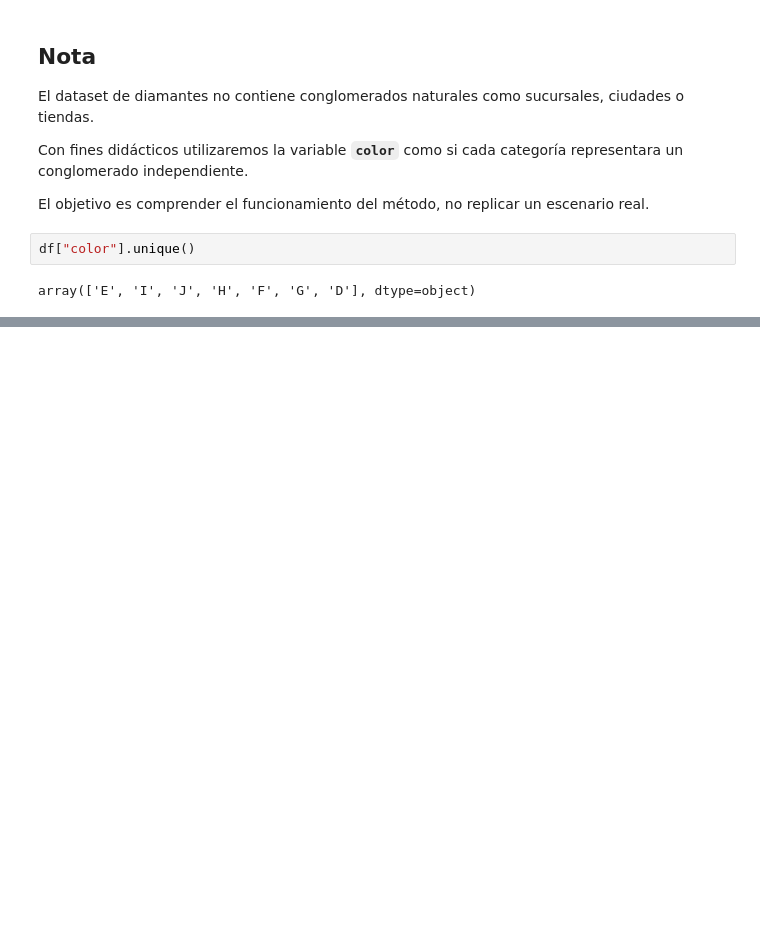
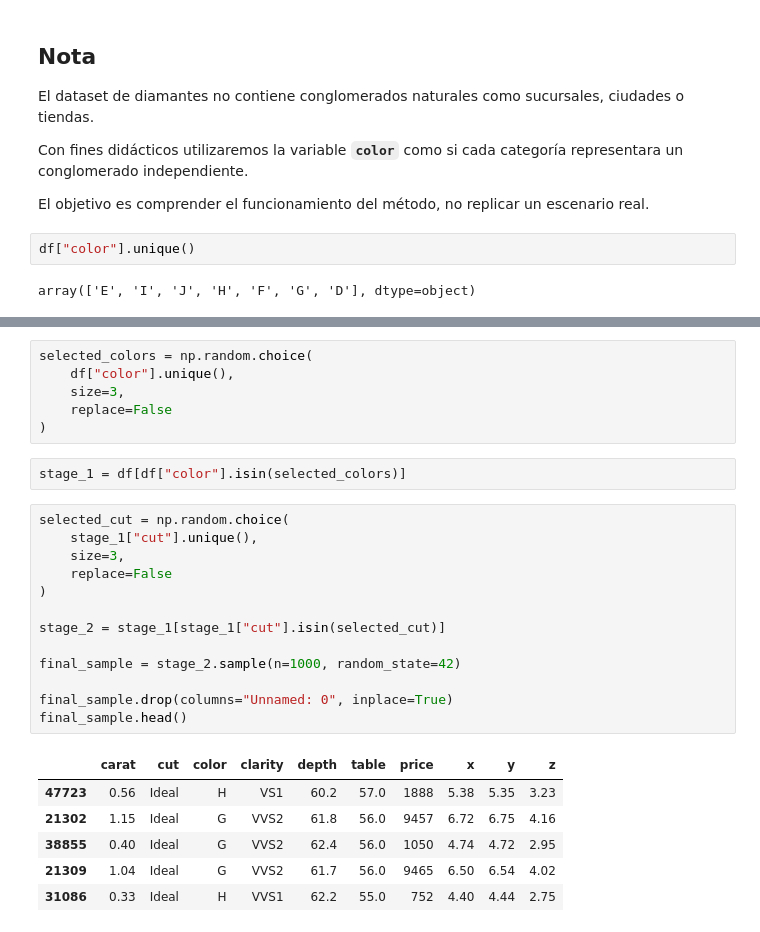
Before and after one commit to Isinstance2/statisticsII-dataengineering, a Jupyter notebook: notebooks/UNIT01_Sampling/U1R3_muestreo_probabilistico.ipynb, the cells around one changed output, grey strips where cells are left out. Drawn from its saved outputs; the diff is of its cells as text; blank space fills up the shorter version.

```diff
--- a/notebooks/UNIT01_Sampling/U1R3_muestreo_probabilistico.ipynb
+++ b/notebooks/UNIT01_Sampling/U1R3_muestreo_probabilistico.ipynb
@@ -348,0 +411,28 @@ cluster_sample
+# %%
+selected_colors = np.random.choice(
+    df["color"].unique(),
+    size=3,
+    replace=False
+)
+# %%
+stage_1 = df[df["color"].isin(selected_colors)]
+# %%
+selected_cut = np.random.choice(
+    stage_1["cut"].unique(),
+    size=3,
+    replace=False
+)
+
+stage_2 = stage_1[stage_1["cut"].isin(selected_cut)]
+
+final_sample = stage_2.sample(n=1000, random_state=42)
+
+final_sample.drop(columns="Unnamed: 0", inplace=True)
+final_sample.head()
+# %% [output]
+|  | carat | cut | color | clarity | depth | table | price | x | y | z |
+| 47723 | 0.56 | Ideal | H | VS1 | 60.2 | 57.0 | 1888 | 5.38 | 5.35 | 3.23 |
+| 21302 | 1.15 | Ideal | G | VVS2 | 61.8 | 56.0 | 9457 | 6.72 | 6.75 | 4.16 |
+| 38855 | 0.40 | Ideal | G | VVS2 | 62.4 | 56.0 | 1050 | 4.74 | 4.72 | 2.95 |
+| 21309 | 1.04 | Ideal | G | VVS2 | 61.7 | 56.0 | 9465 | 6.50 | 6.54 | 4.02 |
+| 31086 | 0.33 | Ideal | H | VVS1 | 62.2 | 55.0 | 752 | 4.40 | 4.44 | 2.75 |
```
Also changed, not shown: parts of 6 cells of this notebook.
